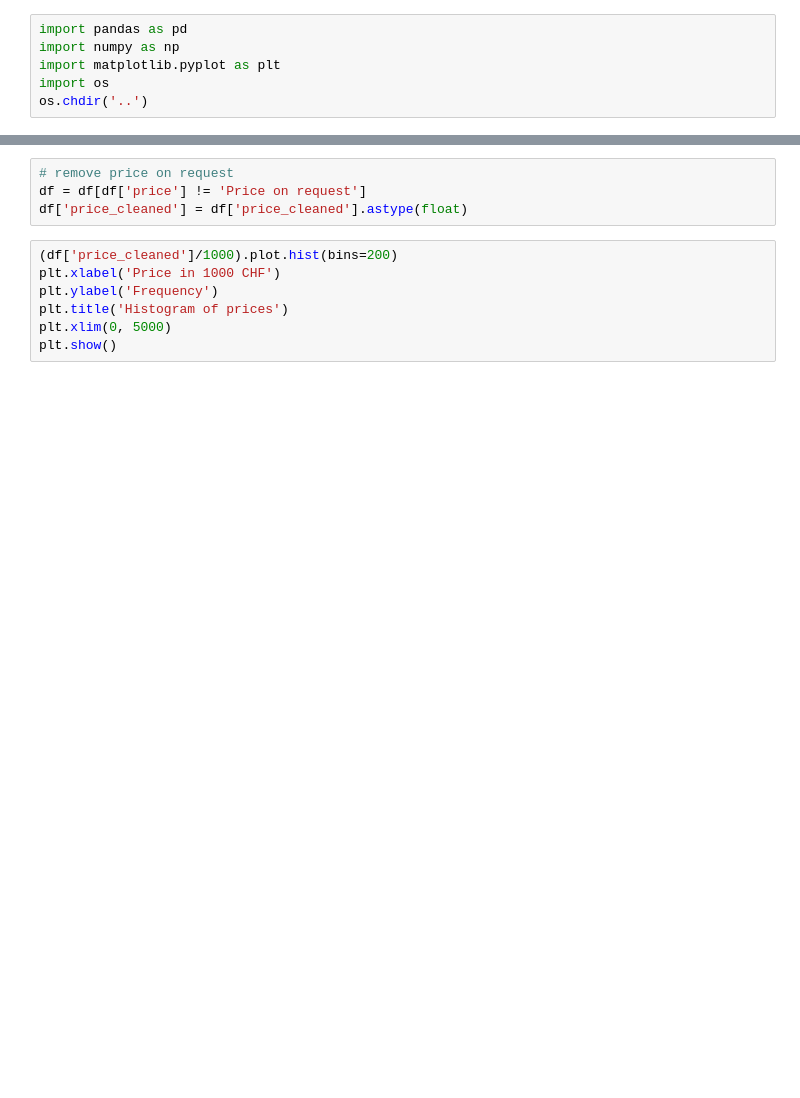
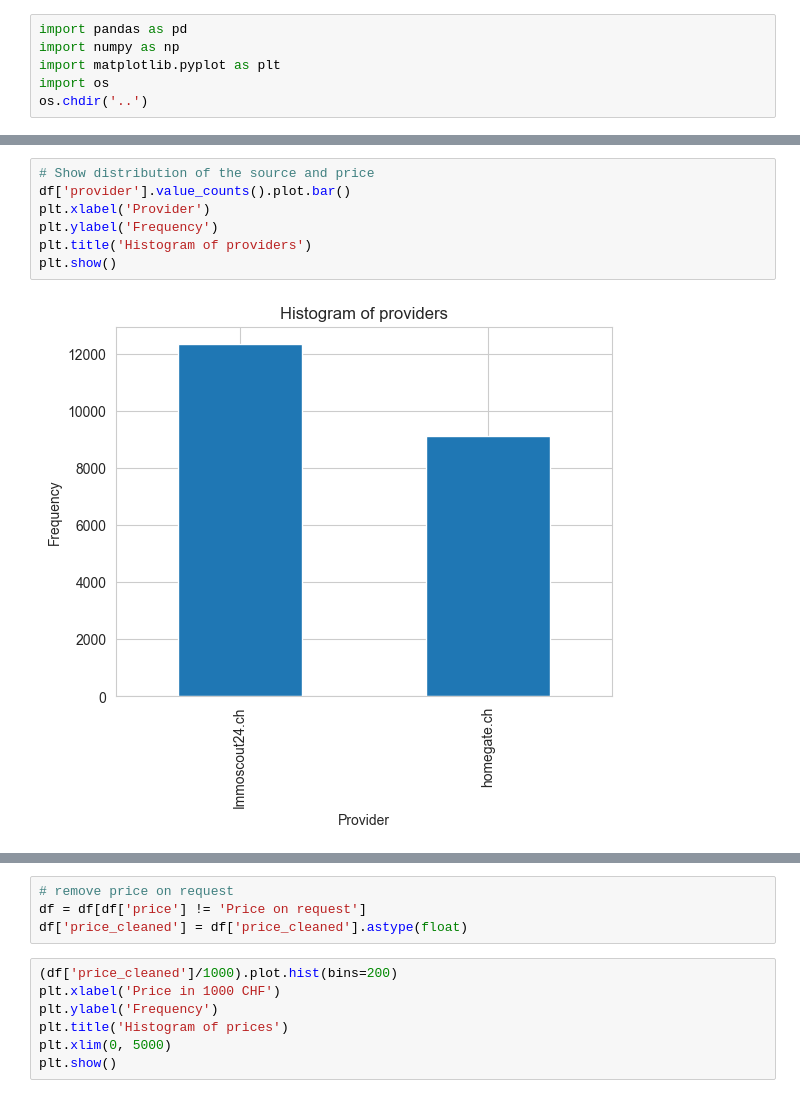
Before and after one commit to staldenhoefler/immo_challenge, a Jupyter notebook: notebooks/EDA_dsa.ipynb, the cells around one changed output, grey strips where cells are left out. Drawn from its saved outputs; the diff is of its cells as text; blank space fills up the shorter version.

```diff
--- a/notebooks/EDA_dsa.ipynb
+++ b/notebooks/EDA_dsa.ipynb
@@ -127,0 +144,9 @@ mymap
+# %%
+# Show distribution of the source and price
+df['provider'].value_counts().plot.bar()
+plt.xlabel('Provider')
+plt.ylabel('Frequency')
+plt.title('Histogram of providers')
+plt.show()
+# %% [output]
+[figure, added]
```
Also changed, not shown: parts of 13 cells of this notebook, 1 other file.
